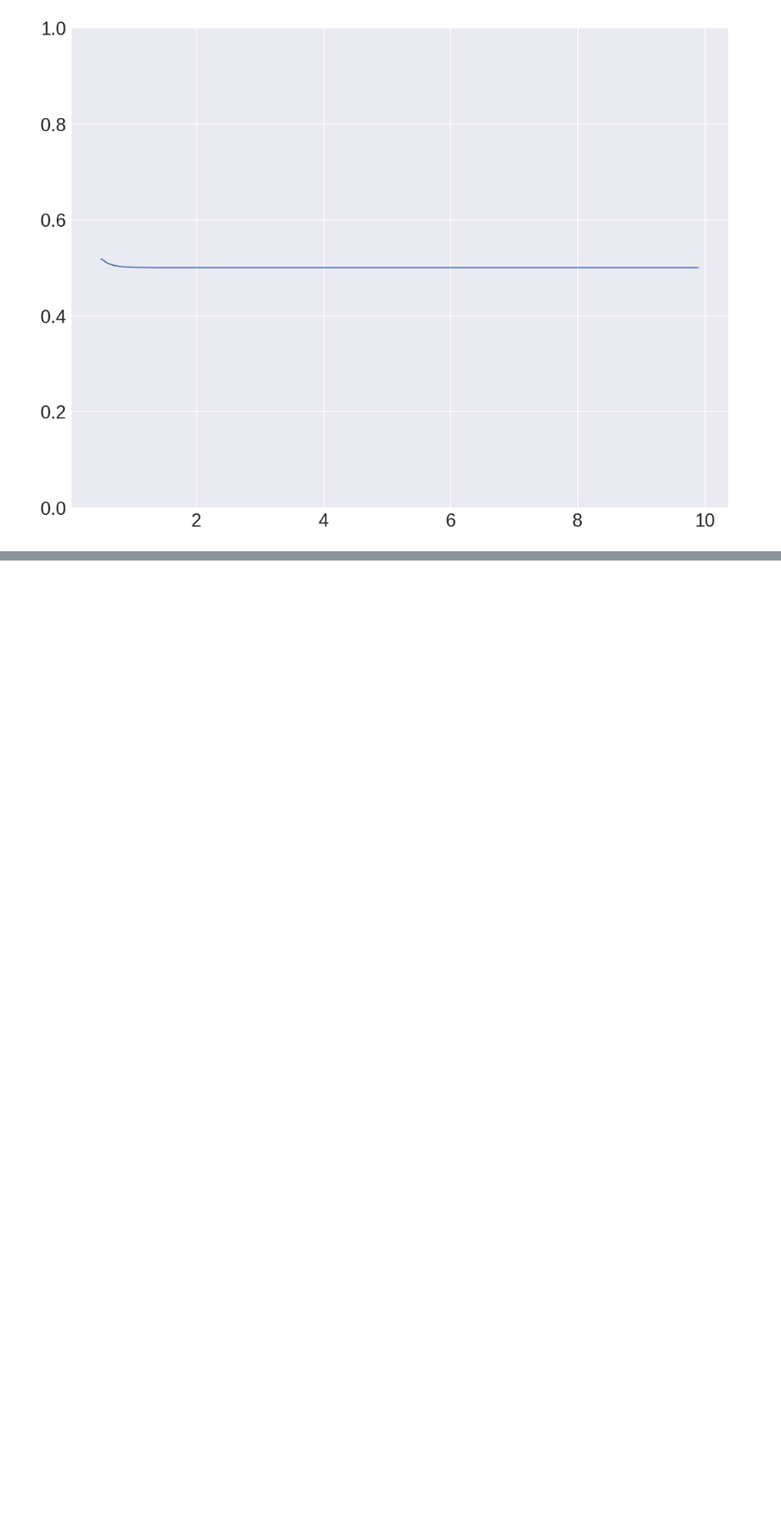
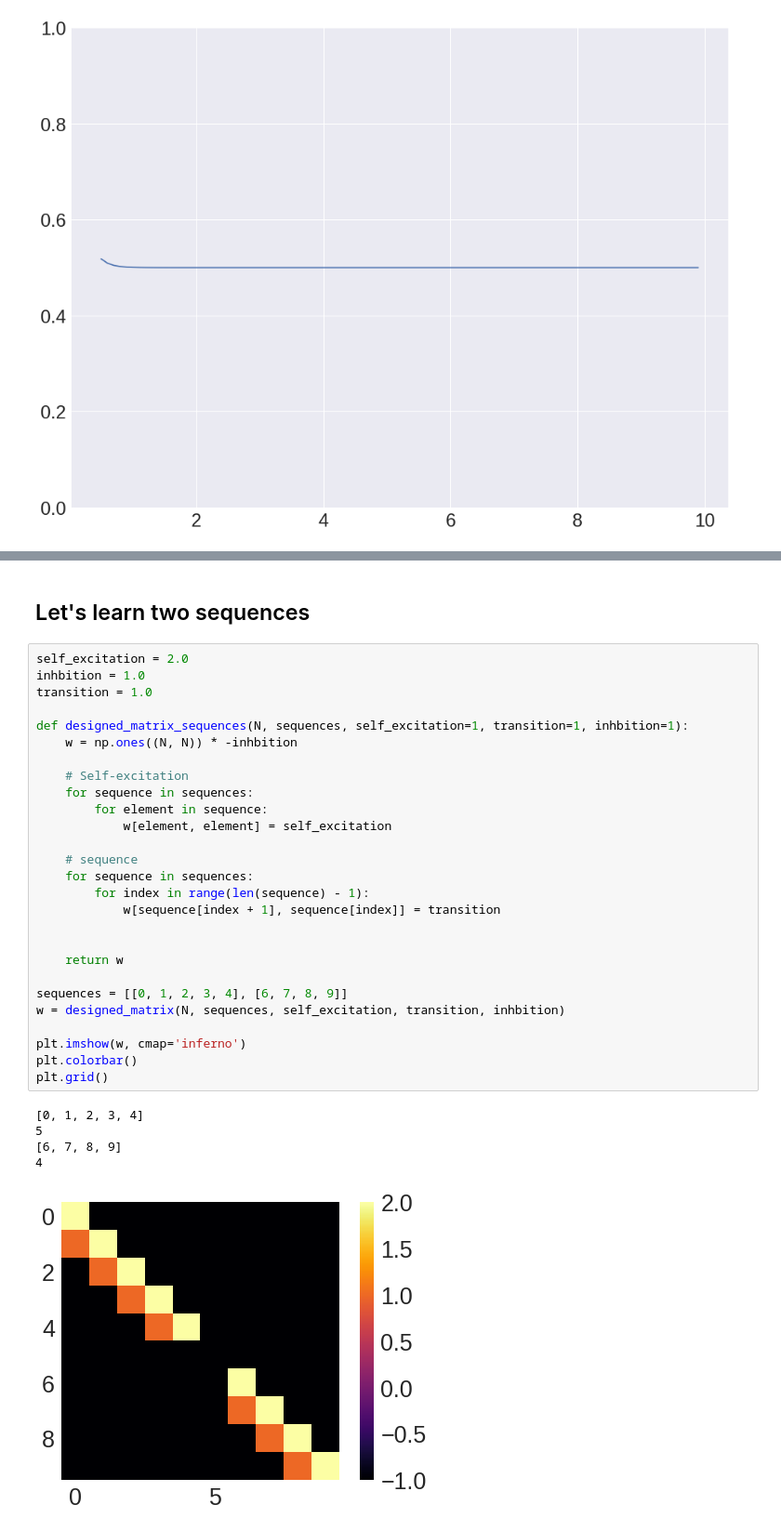
Before and after one commit to h-mayorquin/attractor_sequences, a Jupyter notebook: notebooks/2017-11-10(Testing simpler model).ipynb, the cells around one changed output, grey strips where cells are left out. Shown at 93% size. Saved outputs shown, nothing was run; the diff lists cells and outputs as text; blank space fills up the shorter version.

```diff
--- a/notebooks/2017-11-10(Testing simpler model).ipynb
+++ b/notebooks/2017-11-10(Testing simpler model).ipynb
@@ -477,0 +517,35 @@ ax.set_ylim([0, 1])
+# %% [markdown]
+## Let's learn two sequences
+# %%
+self_excitation = 2.0
+inhbition = 1.0
+transition = 1.0
+
+def designed_matrix_sequences(N, sequences, self_excitation=1, transition=1, inhbition=1):
+    w = np.ones((N, N)) * -inhbition
+
+    # Self-excitation
+    for sequence in sequences:
+        for element in sequence:
+            w[element, element] = self_excitation
+
+    # sequence
+    for sequence in sequences:
+        for index in range(len(sequence) - 1):
+            w[sequence[index + 1], sequence[index]] = transition
+
+
+    return w
+
+sequences = [[0, 1, 2, 3, 4], [6, 7, 8, 9]]
+w = designed_matrix(N, sequences, self_excitation, transition, inhbition)
+
+plt.imshow(w, cmap='inferno')
+plt.colorbar()
+plt.grid()
+# %% [output]
+[0, 1, 2, 3, 4]
+5
+[6, 7, 8, 9]
+4
+[figure, added]
```
Also changed, not shown: parts of 12 cells of this notebook, 13 other files.
